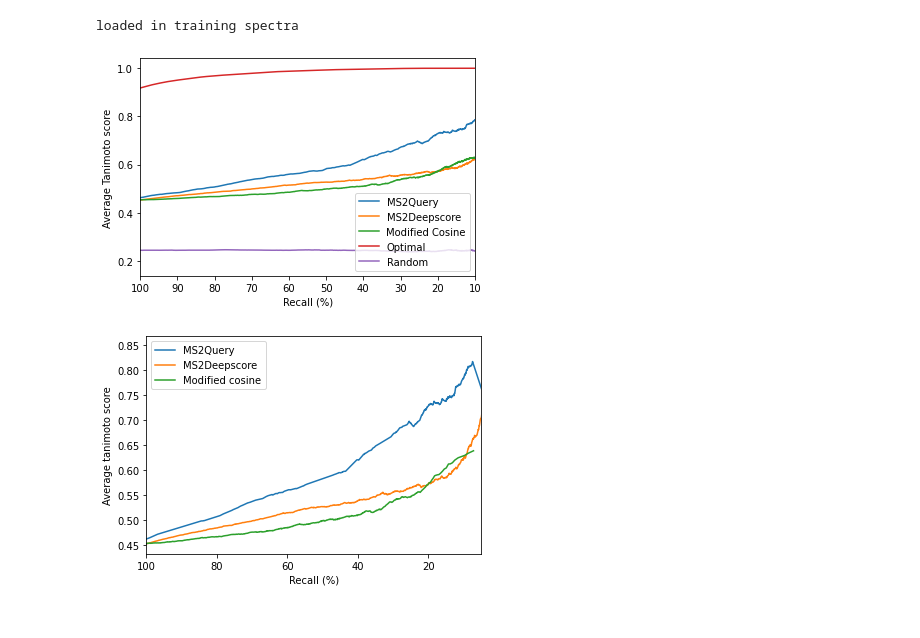
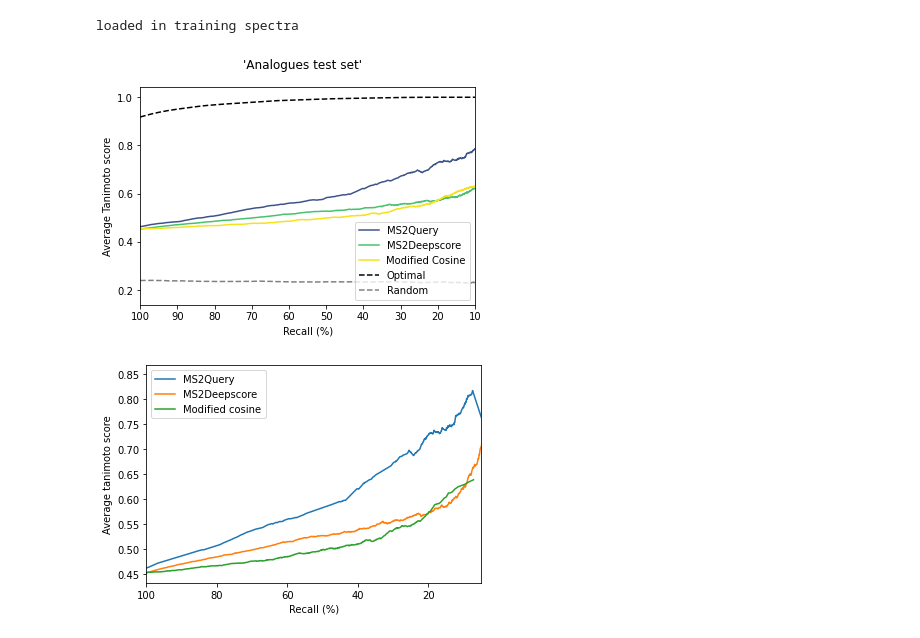
Before and after one commit to iomega/ms2query, a Jupyter notebook: notebooks/Analysis_with_dataset_GNPS_15_12_2021/benchmarking/benchmarking_visualization_analogue_search.ipynb, the cells around one changed output. Cells and saved outputs as stored; diff of their text form; code cells hidden in the pictures.

Commit message:
Changed analogue search notebook

```diff
--- a/notebooks/Analysis_with_dataset_GNPS_15_12_2021/benchmarking/benchmarking_visualization_analogue_search.ipynb
+++ b/notebooks/Analysis_with_dataset_GNPS_15_12_2021/benchmarking/benchmarking_visualization_analogue_search.ipynb
@@ -130,24 +130,6 @@ MS2Query Threshold:0.7881 Recall:0.200
 MS2Deepscore Threshold:0.9835 Recall:0.200
 Modified cosine Threshold:0.9979 Recall:0.198
 [figure]
-# %%
-def avg_tanimoto_vs_percentage_found(selection_criteria_and_tanimoto, legend_label):
-    """Plots the average tanimoto vs recall"""
-    percentages_found = []
-    average_tanimoto_score = []
-    sorted_scores = sorted(selection_criteria_and_tanimoto, key=lambda tup: tup[1])
-    for i in range(len(sorted_scores)):
-        selected_scores = [scores[2] for scores in sorted_scores[i:]]
-        percentages_found.append(len(selected_scores)/len(selection_criteria_and_tanimoto)*100)
-        average_tanimoto_score.append(sum(selected_scores)/len(selected_scores))
-    plt.plot(percentages_found, average_tanimoto_score, label = legend_label)
-    plt.xlim(100,10)
-#     plt.ylim(0.4, 1)
-    plt.xlabel("Recall (%)")
-    plt.ylabel("Average Tanimoto score")
-    plt.legend(loc = "lower right",
-#                title = "Select on highest:"
-              )
 # %%
 def create_optimal_results(spectra, tanimoto_scores):
     inchikeys = [spectrum.get("inchikey")[:14] for spectrum in spectra]
@@ -179,14 +161,33 @@ loaded in training spectra
 # %%
 random_results = select_best_match_and_calculate_tanimoto_score(tanimoto_scores_file_name, random_results, sqlite_file_location)
 # %%
-avg_tanimoto_vs_percentage_found(results_ms2query_250, "MS2Query")
-avg_tanimoto_vs_percentage_found(results_ms2deepscore_250, "MS2Deepscore")
-avg_tanimoto_vs_percentage_found(results_mod_cosine_250, "Modified Cosine")
-avg_tanimoto_vs_percentage_found(optimal_results,"Optimal")
-avg_tanimoto_vs_percentage_found(random_results, "Random")
+def avg_tanimoto_vs_percentage_found(selection_criteria_and_tanimoto, legend_label, color_code, line_style):
+    """Plots the average tanimoto vs recall"""
+    percentages_found = []
+    average_tanimoto_score = []
+    sorted_scores = sorted(selection_criteria_and_tanimoto, key=lambda tup: tup[1])
+    for i in range(len(sorted_scores)):
+        selected_scores = [scores[2] for scores in sorted_scores[i:]]
+        percentages_found.append(len(selected_scores)/len(selection_criteria_and_tanimoto)*100)
+        average_tanimoto_score.append(sum(selected_scores)/len(selected_scores))
+    plt.plot(percentages_found, average_tanimoto_score, label = legend_label, color = color_code, linestyle=line_style)
+    plt.xlim(100,10)
+#     plt.ylim(0.4, 1)
+    plt.xlabel("Recall (%)")
+    plt.ylabel("Average Tanimoto score")
+    plt.suptitle("'Analogues test set'")
+    plt.legend(loc = "lower right",
+#                title = "'Analogues test set'"
+              )
+
+avg_tanimoto_vs_percentage_found(results_ms2query_250, "MS2Query", '#3C5289', "-")
+avg_tanimoto_vs_percentage_found(results_ms2deepscore_250, "MS2Deepscore", '#49C16D', "-")
+avg_tanimoto_vs_percentage_found(results_mod_cosine_250, "Modified Cosine", '#F5E21D', "-")
+avg_tanimoto_vs_percentage_found(optimal_results,"Optimal", '#000000',"--")
+avg_tanimoto_vs_percentage_found(random_results, "Random", '#808080', "--")
 plt.savefig("C:/Users/jonge094/OneDrive - Wageningen University & Research/PhD/Projects/MS2Query/Figures MS2Query/high_res/performance_ms2query.png", format="png", dpi=2000)
 # %% [output]
-[figure, old version]
+[figure, new version]
 # %%
 avg_tanimoto_vs_percentage_found(results_ms2query_250, 0.945, 10000, "MS2Query")
 avg_tanimoto_vs_percentage_found(results_ms2deepscore_250, 1, 10000, "MS2Deepscore")
```
Also changed, not shown: parts of 4 cells of this notebook.
